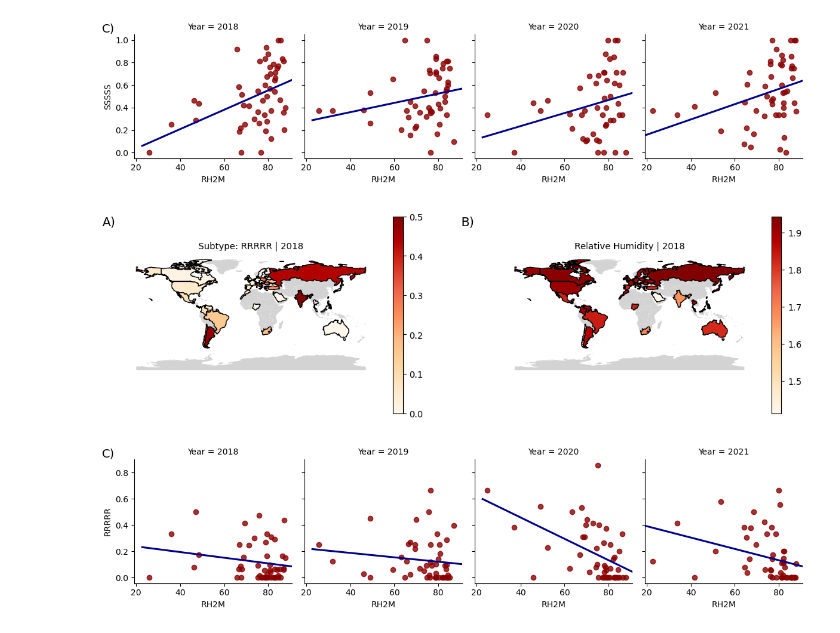
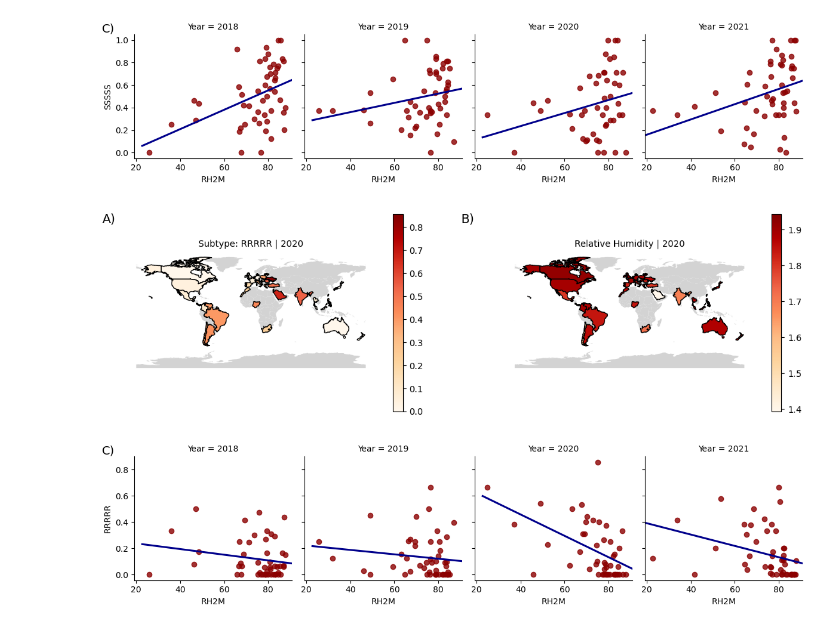
Before and after one commit to KutumLab/amr-vivli-ashoka-submission, a Jupyter notebook: data-analysis-gea.ipynb, the cells around one changed output. Drawn from its saved outputs; the diff is of its cells as text; code cells hidden in the pictures.

Commit message:
fixed figure-4-ab

```diff
--- a/data-analysis-gea.ipynb
+++ b/data-analysis-gea.ipynb
@@ -257,39 +257,39 @@ fig, (ax1, ax2)= plt.subplots(figsize=(14,8), ncols=2)
 
 world_data=world
 reg_data=data.reset_index()
-reg_data=reg_data[reg_data.Year==2018][["Year","Country","RRRRR", "RH2M"]]
+reg_data=reg_data[reg_data.Year==2020][["Year","Country","RRRRR", "RH2M"]]
 reg_data["RH2M"]=np.log10(reg_data[ "RH2M"])
 
 world_data= world_data.merge(reg_data, on="Country", how="left")#.fillna(0)
 
 ax1=world[world_data["RRRRR"].isna()].plot(color='lightgrey', ax=ax1)
 ax2=world[world_data["RH2M"].isna()].plot(color='lightgrey', ax=ax2)
 
 ax1=world_data.plot(world_data["RRRRR"],legend=True,  edgecolor="black", cmap='OrRd',legend_kwds={'shrink': 0.5},ax=ax1)
 
 ax2=world_data.plot(world_data["RH2M"], legend=True,  edgecolor="black", cmap='OrRd',legend_kwds={'shrink': 0.5}, ax=ax2)
 
 ax1.axis("off")
 ax2.axis("off")
 
 
 
-ax1.set_title("Subtype: "+ "RRRRR"+ f" | {2018}", fontsize=10)
-ax2.set_title( nasa_var_map["RH2M"]+ f" | {2018}",  fontsize=10)
+ax1.set_title("Subtype: "+ "RRRRR"+ f" | {2020}", fontsize=10)
+ax2.set_title( nasa_var_map["RH2M"]+ f" | {2020}",  fontsize=10)
 fig.text(0.1, 0.67, "A)", fontdict={"fontsize":14})
 fig.text(0.5, 0.67, "B)", fontdict={"fontsize":14})
 
 plt.savefig("figures/supplementary-figure-4-ab-GEA.png", dpi=300, bbox_inches='tight')
 
 
 
 grid=sns.FacetGrid(data=data.reset_index(), col="Year") #[~ results.log_pvalue.isna()]
 grid.map_dataframe(sns.regplot,y="RRRRR",x="RH2M", ci=None, ax=ax2,truncate=False, robust=False,
                                  line_kws={"color":"darkblue", "linestyle":"-"},
                                 scatter_kws={"color":"darkred"})
 
 grid.fig.text(0.01, 0.9, "C)", fontdict={"fontsize":14})
 plt.savefig("figures/supplementary-figure-4-c-GEA.png", dpi=300)
 # %% [output]
-[figure, old version]
+[figure, new version]
 [figure]
```
Also changed, not shown: 5 other files.
